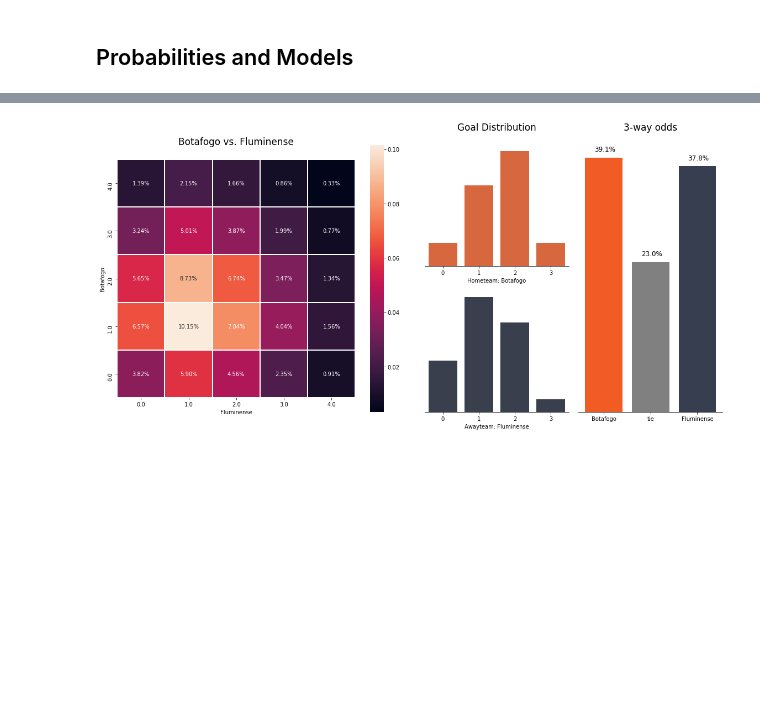
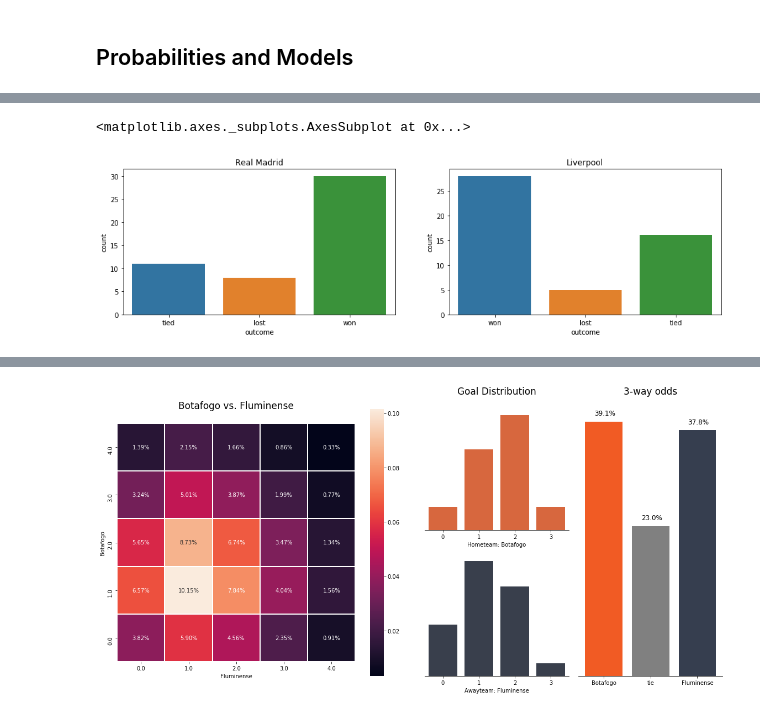
Before and after one commit to calestini/soccer_stats, a Jupyter notebook: Soccer Analysis.ipynb, the cells around one changed output, grey strips where cells are left out. Cells and saved outputs as stored; diff of their text form; code cells hidden in the pictures; blank space fills up the shorter version.

```diff
--- a/Soccer Analysis.ipynb
+++ b/Soccer Analysis.ipynb
@@ -15,0 +32,5 @@ from IPython.display import HTML
+# %%
+#keep this seasons only and remove play-off legs 1 and 2 for Liverpool (stage_id = 56863)
+this_season = analysis[
+    (analysis['season_name'] == '2017/2018')&
+    (this_season['stage_id']!=56863)]
@@ -15,0 +95,12 @@ from IPython.display import HTML
+# %%
+plt.figure(figsize=(16,4))
+plt.subplot(1,2,1)
+plt.title('Real Madrid')
+sns.countplot(this_season[this_season['team_name']=='Real Madrid']['outcome'])
+
+plt.subplot(1,2,2)
+plt.title('Liverpool')
+sns.countplot(this_season[this_season['team_name']=='Liverpool']['outcome'])
+# %% [output]
+<matplotlib.axes._subplots.AxesSubplot at 0x...>
+[figure, added]
```
Also changed, not shown: parts of 24 cells of this notebook.
